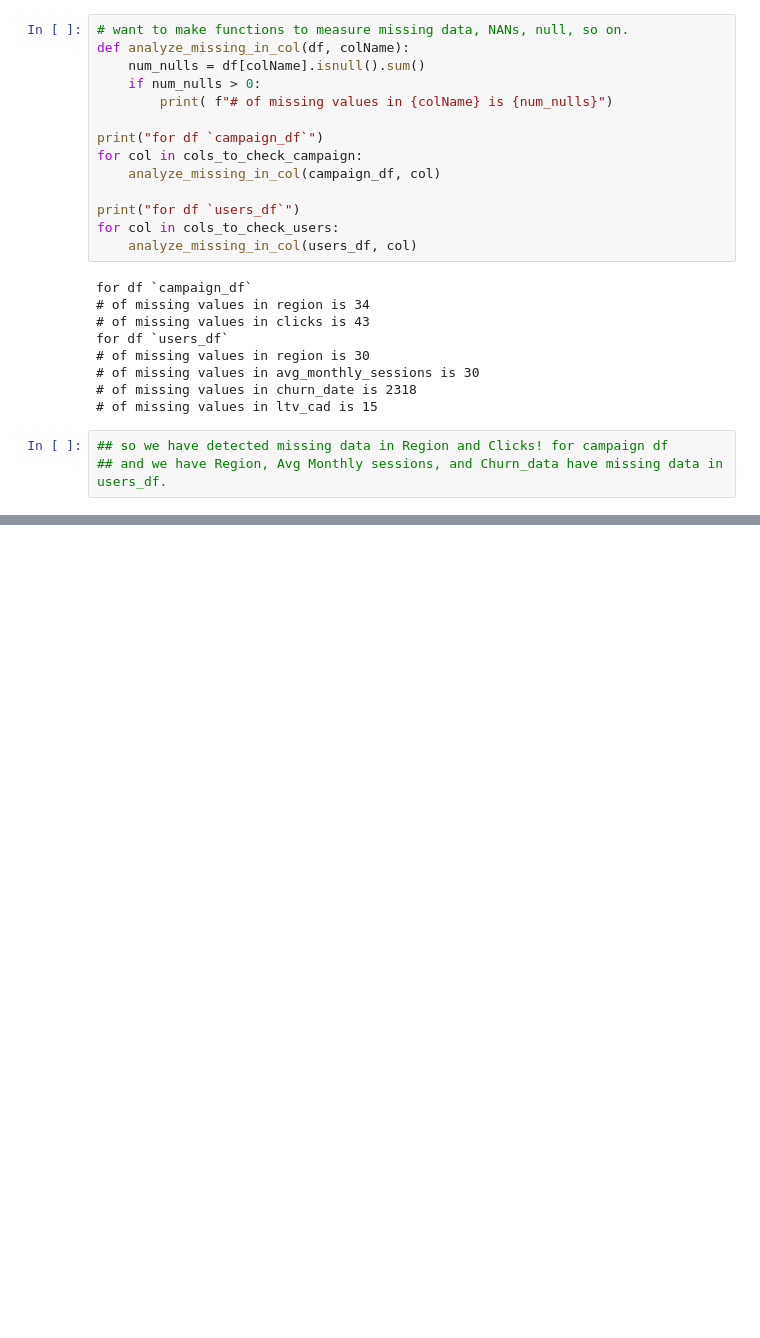
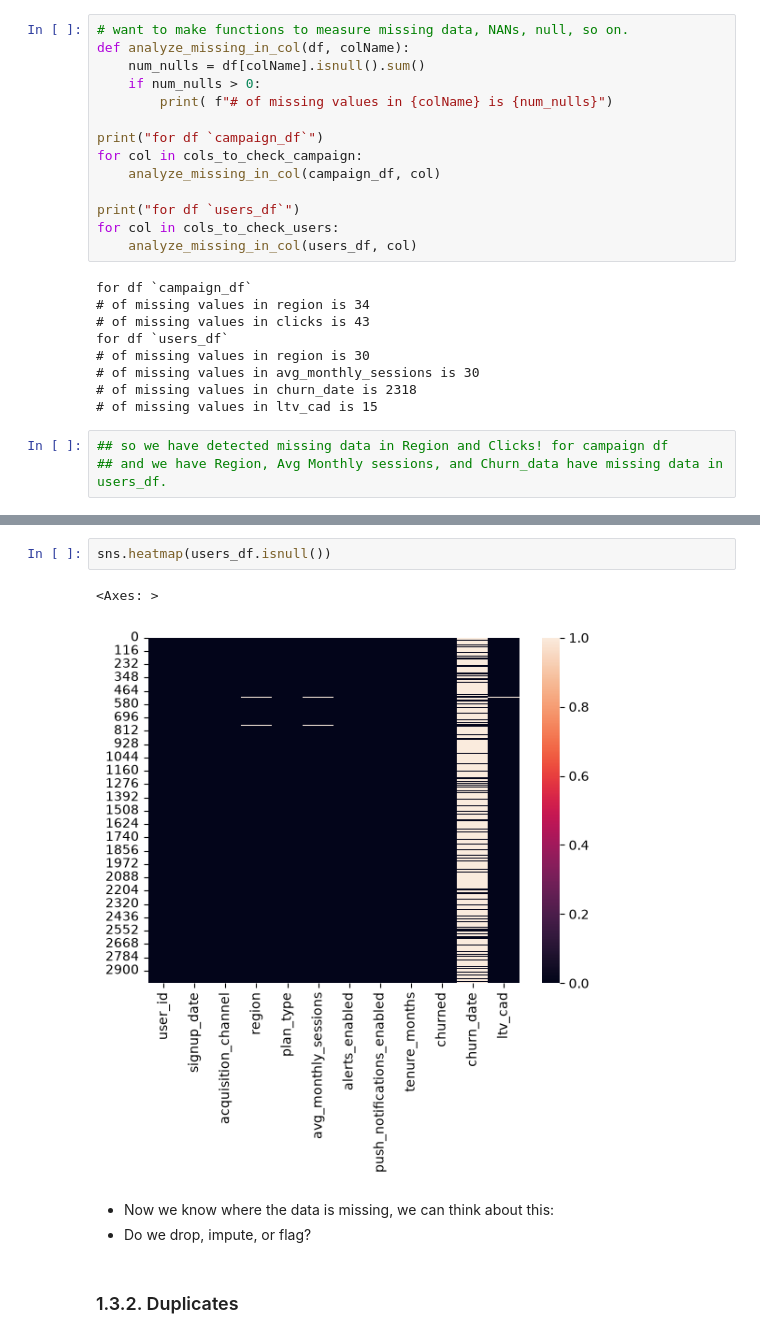
Before and after one commit to EzraGoldberg/portfolio-projects, a Jupyter notebook: 2. Tech Interview Prep/Weather Adtech Data Science/notebooks/Adtech_Prep.ipynb, the cells around one changed output, grey strips where cells are left out. Saved outputs shown, nothing was run; the diff lists cells and outputs as text; blank space fills up the shorter version.

Commit message:
adding to it, working on duplicate detection

```diff
--- a/2. Tech Interview Prep/Weather Adtech Data Science/notebooks/Adtech_Prep.ipynb
+++ b/2. Tech Interview Prep/Weather Adtech Data Science/notebooks/Adtech_Prep.ipynb
@@ -252,0 +252,10 @@ sns.heatmap(df.isnull())
+# %%
+sns.heatmap(users_df.isnull())
+# %% [output]
+<Axes: >
+[figure, added]
+# %% [markdown]
+- Now we know where the data is missing, we can think about this:
+- Do we drop, impute, or flag?
+# %% [markdown]
+### 1.3.2. Duplicates
```
Also changed, not shown: parts of 6 cells of this notebook.
